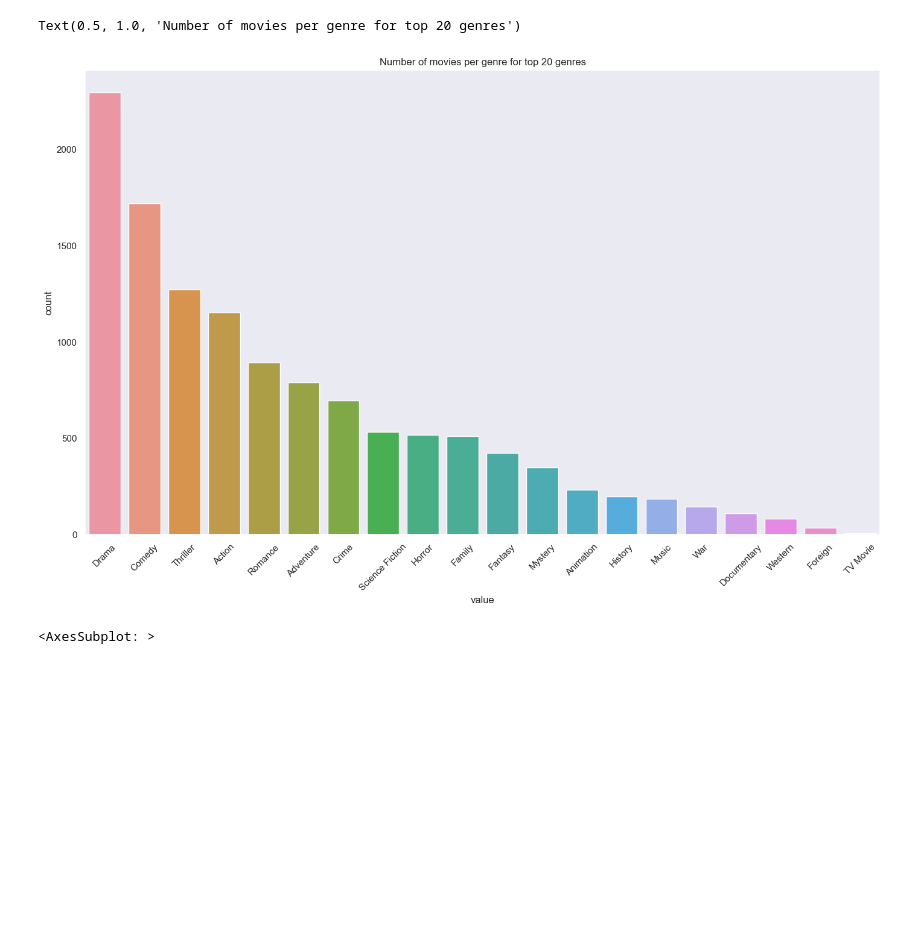
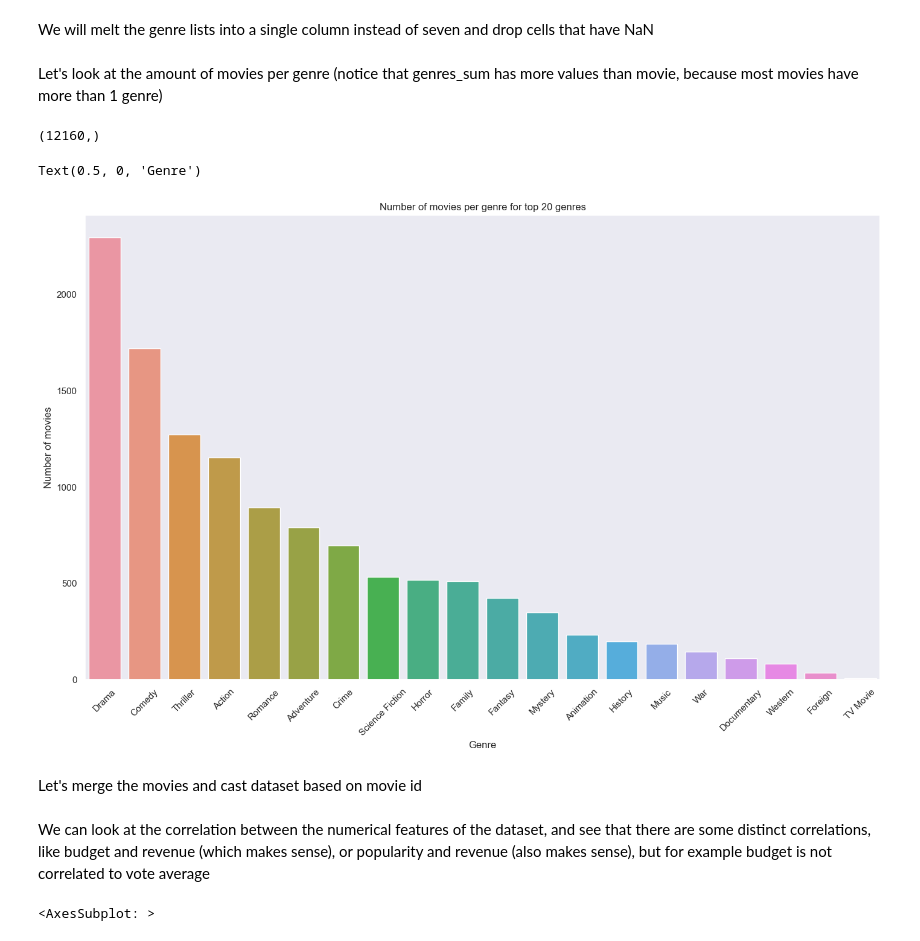
Before and after one commit to DanielHelps/TMDB-movies-analysis-and-predition, a Jupyter notebook: ratings.ipynb, the cells around one changed output. Drawn from its saved outputs; the diff is of its cells as text; code cells hidden in the pictures; blank space fills up the shorter version.

```diff
--- a/ratings.ipynb
+++ b/ratings.ipynb
@@ -59,18 +69,31 @@ genre_list = ['genre 1', 'genre 2', 'genre 3', 'genre 4', 'genre 5',
+# %% [markdown]
+We will melt the genre lists into a single column instead of seven and drop cells that have NaN
 # %%
 genres_sum = movies[genre_list].melt().dropna()['value']
+# %% [markdown]
+Let's look at the amount of movies per genre (notice that genres_sum has more values than movie, because most movies have more than 1 genre)
+# %%
+print(genres_sum.shape)
+# %% [output]
+(12160,)
 # %%
 fig, axs = plt.subplots(figsize=(17,10))
-sns.countplot(x=genres_sum,order=genres_sum.value_counts().index)
+a = sns.countplot(x=genres_sum,order=genres_sum.value_counts().index)
 axs.tick_params(axis='x', rotation=45)
 axs.set_title('Number of movies per genre for top 20 genres')
-# genres_sum
+axs.set_ylabel('Number of movies')
+axs.set_xlabel('Genre')
 # %% [output]
-Text(0.5, 1.0, 'Number of movies per genre for top 20 genres')
+Text(0.5, 0, 'Genre')
-[figure, old version]
+[figure, new version]
+# %% [markdown]
+Let's merge the movies and cast dataset based on movie id
 # %%
 credits.drop('title',axis=1,inplace=True)
 credits.rename({"movie_id":"id"},inplace=True,axis=1)
 df = pd.merge(movies,credits,on='id')
+# %% [markdown]
+We can look at the correlation between the numerical features of the dataset, and see that there are some distinct correlations, like budget and revenue (which makes sense), or popularity and revenue (also makes sense), but for example budget is not correlated to vote average
 # %%
 plt.figure(figsize=(10,10))
 sns.heatmap(df.corr(),cmap='plasma_r')
```
Also changed, not shown: parts of 20 cells of this notebook.
